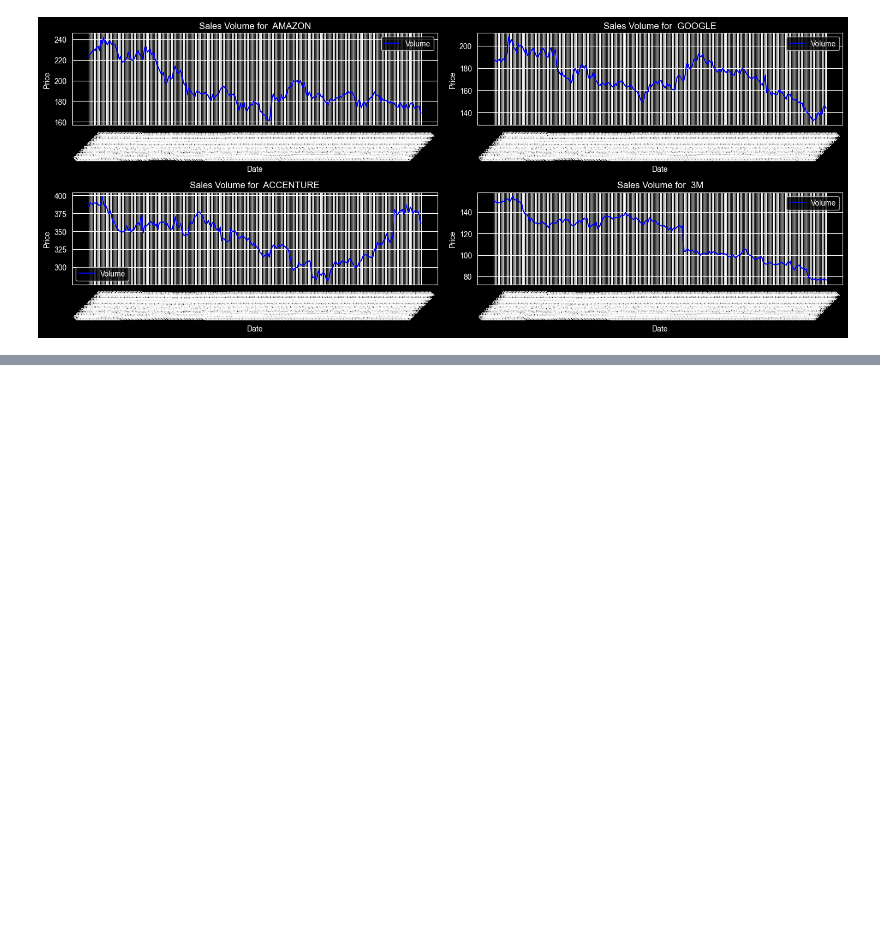
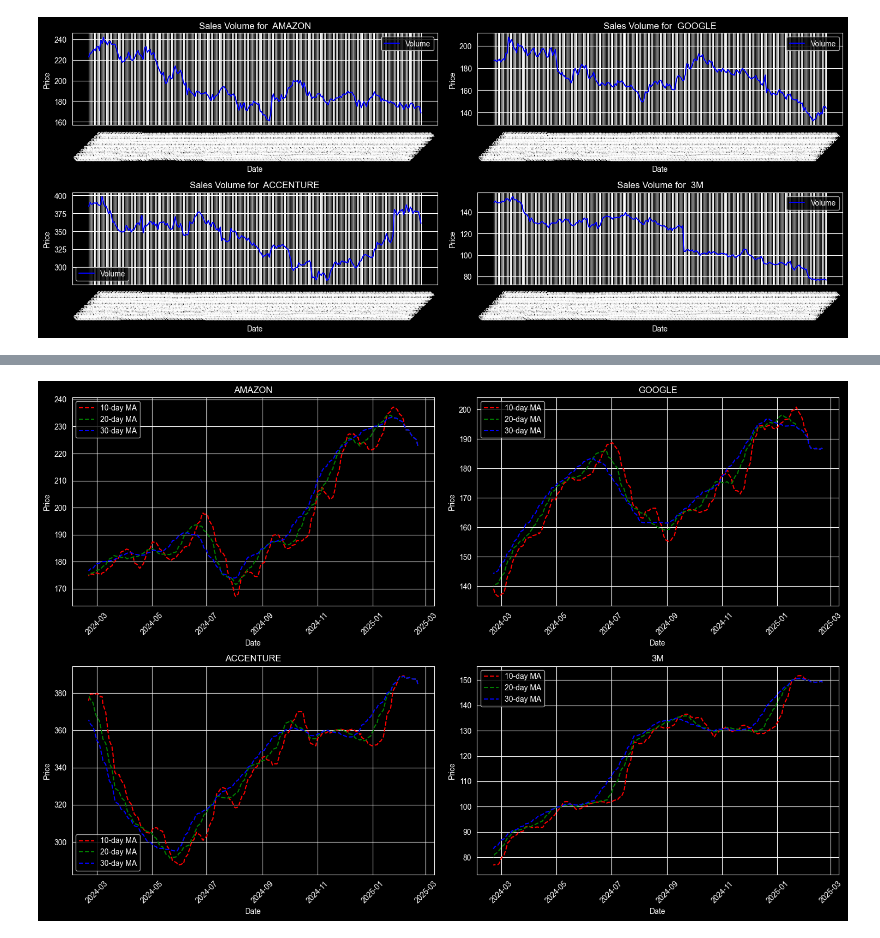
Before and after one commit to priyankaselvam4124/time-series-analysis, a Jupyter notebook: project.ipynb, the cells around one changed output, grey strips where cells are left out. Saved outputs shown, nothing was run; the diff lists cells and outputs as text; code cells hidden in the pictures; blank space fills up the shorter version.

Commit message:
plost for moving avgs

```diff
--- a/project.ipynb
+++ b/project.ipynb
@@ -270,0 +271,46 @@ for ax,company,name in zip(axes.flat,company_list,company_name):
+# %%
+import matplotlib.pyplot as plt
+
+# Create a 2x2 grid of subplots
+fig, axes = plt.subplots(nrows=2, ncols=2, figsize=(15, 10))
+
+for ax, company_name in zip(axes.flat, df["Company"].unique()):
+    company_df = df[df["Company"] == company_name]
+
+    # Plot Closing Price & Moving Averages
+    ax.plot(company_df["Date"], company_df["Close"], label="Close Price", color="blue")
+    ax.plot(company_df["Date"], company_df["MA for 10 days"], label="10-day MA", linestyle="--", color="red")
+    ax.plot(company_df["Date"], company_df["MA for 20 days"], label="20-day MA", linestyle="--", color="green")
+    ax.plot(company_df["Date"], company_df["MA for 30 days"], label="30-day MA", linestyle="--", color="orange")
+
+    # Formatting
+    ax.set_title(company_name)  # Set company name as title
+    ax.set_xlabel("Date")
+    ax.set_ylabel("Price")
+    ax.legend()
+    ax.tick_params(axis="x", rotation=45)  # Rotate x-axis labels for readability
+
+# Adjust layout to avoid overlap
+plt.tight_layout()
+plt.show()
+# %%
+fig, axes = plt.subplots(nrows=2,ncols=2 ,figsize=(15,10))
+# Iterate over each subplot, company data, and company name
+for ax,company_name in zip(axes.flat, df["Company"].unique()):
+    # Filter the data for the current company
+    company_df =df[df["Company"] == company_name]
+    #ax.plot(company_df["Date"],company_df["Close"],label="Close Price",color ="blue")
+    ax.plot(company_df["Date"], company_df["MA for 10 days"], label="10-day MA", linestyle="--", color="red")
+    ax.plot(company_df["Date"], company_df["MA for 20 days"], label="20-day MA", linestyle="--", color="green")
+    ax.plot(company_df["Date"], company_df["MA for 30 days"], label="30-day MA", linestyle="--", color="blue")
+
+    ax.set_title(company_name)  # Set company name as title
+    ax.set_xlabel("Date")
+    ax.set_ylabel("Price")
+    ax.legend()
+    ax.tick_params(axis="x", rotation=45)  # Rotate x-axis labels for readability
+
+plt.tight_layout()
+plt.show()
+# %% [output]
+[figure, added]
```
Also changed, not shown: parts of 4 cells of this notebook.
